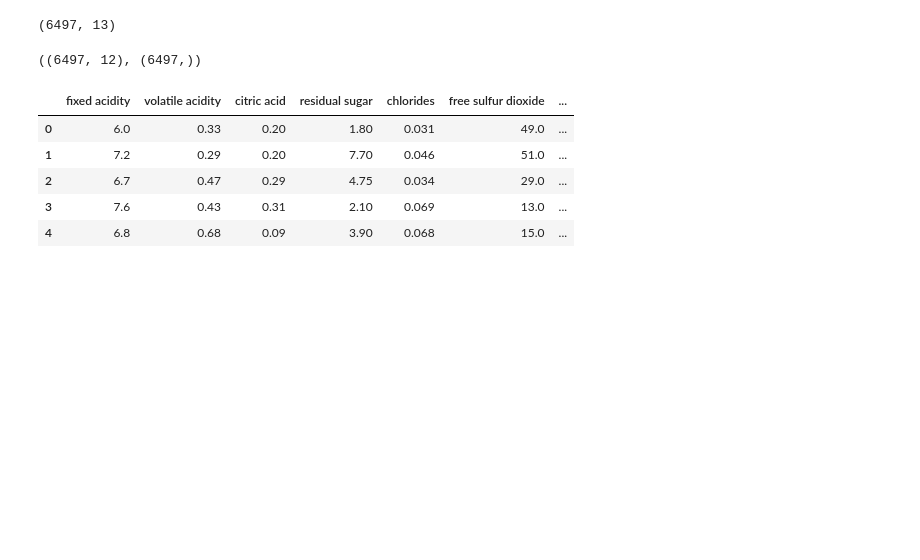
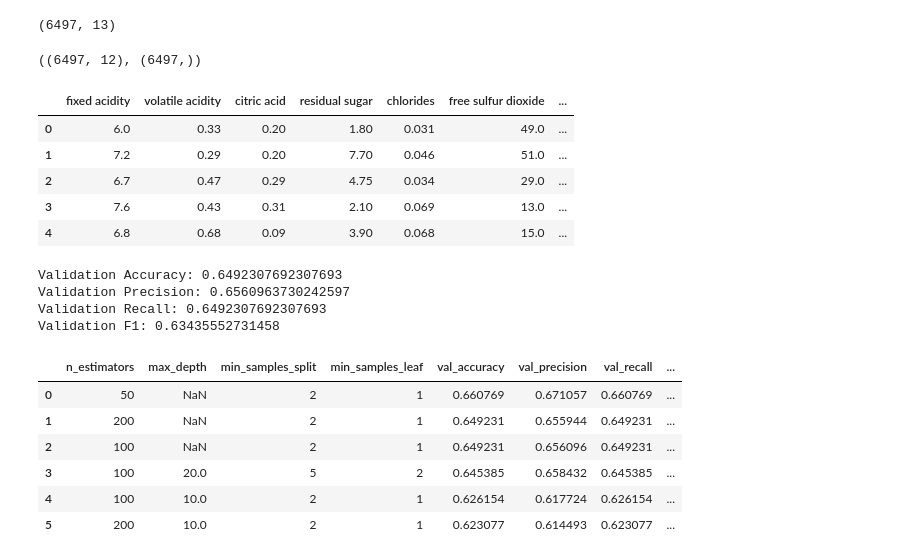
Before and after one commit to jiangyue-amber/CS178_Project, a Jupyter notebook: random_forest.ipynb, the cells around one changed output. Cells and saved outputs as stored; diff of their text form; code cells hidden in the pictures; blank space fills up the shorter version.

```diff
--- a/random_forest.ipynb
+++ b/random_forest.ipynb
@@ -53,3 +53,76 @@ X_train, X_val, y_train, y_val = train_test_split(
     random_state=seed,
     stratify=y_train_full,
 )
+# %%
+from sklearn.ensemble import RandomForestClassifier
+from sklearn.metrics import accuracy_score, precision_score, recall_score, f1_score
+
+rf = RandomForestClassifier(
+    n_estimators=100,
+    random_state=1234,
+    n_jobs=-1
+)
+
+rf.fit(X_train, y_train)
+y_val_pred = rf.predict(X_val)
+
+print("Validation Accuracy:", accuracy_score(y_val, y_val_pred))
+print("Validation Precision:", precision_score(y_val, y_val_pred, average="weighted", zero_division=0))
+print("Validation Recall:", recall_score(y_val, y_val_pred, average="weighted", zero_division=0))
+print("Validation F1:", f1_score(y_val, y_val_pred, average="weighted", zero_division=0))
+# %% [output]
+Validation Accuracy: 0.6492307692307693
+Validation Precision: 0.6560963730242597
+Validation Recall: 0.6492307692307693
+Validation F1: 0.63435552731458
+# %%
+import pandas as pd
+from sklearn.ensemble import RandomForestClassifier
+from sklearn.metrics import accuracy_score, precision_score, recall_score, f1_score
+
+results = []
+
+param_grid = [
+    {"n_estimators": 50, "max_depth": None, "min_samples_split": 2, "min_samples_leaf": 1},
+    {"n_estimators": 100, "max_depth": None, "min_samples_split": 2, "min_samples_leaf": 1},
+    {"n_estimators": 200, "max_depth": None, "min_samples_split": 2, "min_samples_leaf": 1},
+    {"n_estimators": 100, "max_depth": 10, "min_samples_split": 2, "min_samples_leaf": 1},
+    {"n_estimators": 200, "max_depth": 10, "min_samples_split": 2, "min_samples_leaf": 1},
+    {"n_estimators": 100, "max_depth": 20, "min_samples_split": 5, "min_samples_leaf": 2},
+]
+
+for params in param_grid:
+    rf = RandomForestClassifier(
+        n_estimators=params["n_estimators"],
+        max_depth=params["max_depth"],
+        min_samples_split=params["min_samples_split"],
+        min_samples_leaf=params["min_samples_leaf"],
+        random_state=1234,
+        n_jobs=-1
+    )
+
+    rf.fit(X_train, y_train)
+    y_val_pred = rf.predict(X_val)
+
+    results.append({
+        "n_estimators": params["n_estimators"],
+        "max_depth": params["max_depth"],
+        "min_samples_split": params["min_samples_split"],
+        "min_samples_leaf": params["min_samples_leaf"],
+        "val_accuracy": accuracy_score(y_val, y_val_pred),
+        "val_precision": precision_score(y_val, y_val_pred, average="weighted", zero_division=0),
+        "val_recall": recall_score(y_val, y_val_pred, average="weighted", zero_division=0),
+        "val_f1": f1_score(y_val, y_val_pred, average="weighted", zero_division=0)
+    })
+
+results_df = pd.DataFrame(results)
+results_df = results_df.sort_values(by="val_f1", ascending=False).reset_index(drop=True)
+results_df
+# %% [output]
+|  | n_estimators | max_depth | min_samples_split | min_samples_leaf | val_accuracy | val_precision | val_recall | ... |
+| 0 | 50 | NaN | 2 | 1 | 0.660769 | 0.671057 | 0.660769 | ... |
+| 1 | 200 | NaN | 2 | 1 | 0.649231 | 0.655944 | 0.649231 | ... |
+| 2 | 100 | NaN | 2 | 1 | 0.649231 | 0.656096 | 0.649231 | ... |
+| 3 | 100 | 20.0 | 5 | 2 | 0.645385 | 0.658432 | 0.645385 | ... |
+| 4 | 100 | 10.0 | 2 | 1 | 0.626154 | 0.617724 | 0.626154 | ... |
+| 5 | 200 | 10.0 | 2 | 1 | 0.623077 | 0.614493 | 0.623077 | ... |
```
Also changed, not shown: parts of 4 cells of this notebook.
